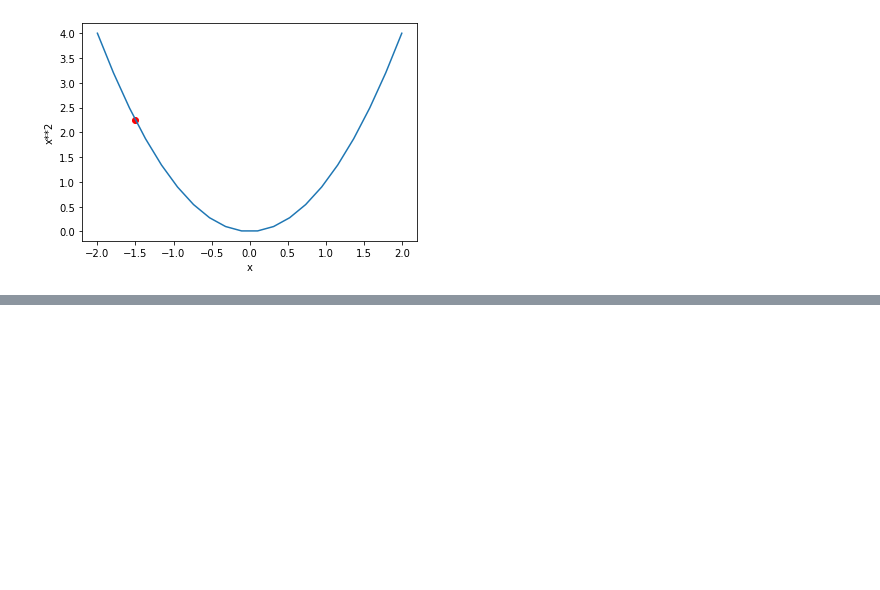
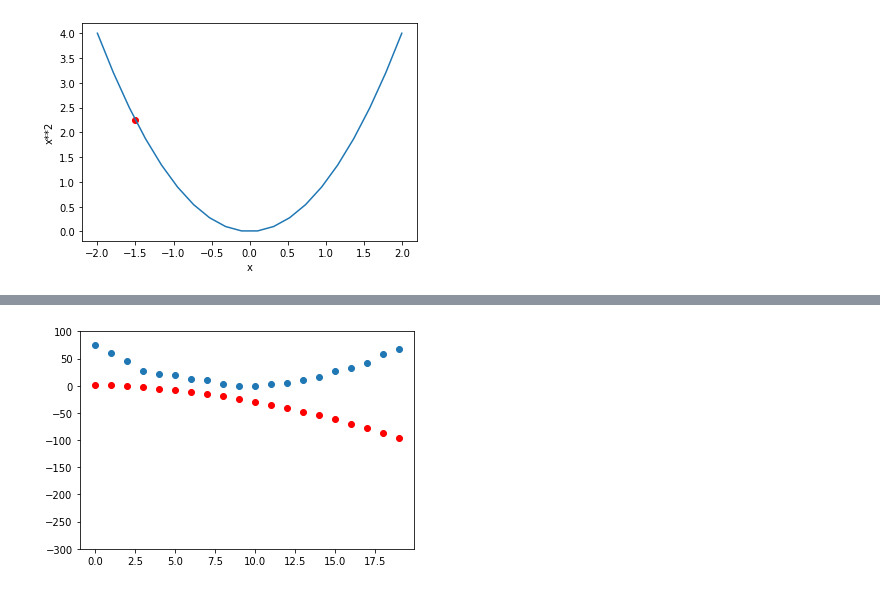
Before and after one commit to satani99/practical_deep_learning_for_coders, a Jupyter notebook: fast_ai_3.ipynb, the cells around one changed output, grey strips where cells are left out. Cells and saved outputs as stored; diff of their text form; code cells hidden in the pictures; blank space fills up the shorter version.

```diff
--- a/fast_ai_3.ipynb
+++ b/fast_ai_3.ipynb
@@ -177,0 +255,4 @@ plt.scatter(-1.5, f(-1.5), color='red')
+# %%
+lr = 1e-5
+params.data -= lr * params.grad.data
+params.grad = None
@@ -177,0 +264,4 @@ plt.scatter(-1.5, f(-1.5), color='red')
+# %%
+show_preds(preds)
+# %% [output]
+[figure, added]
```
Also changed, not shown: parts of 26 cells of this notebook.
